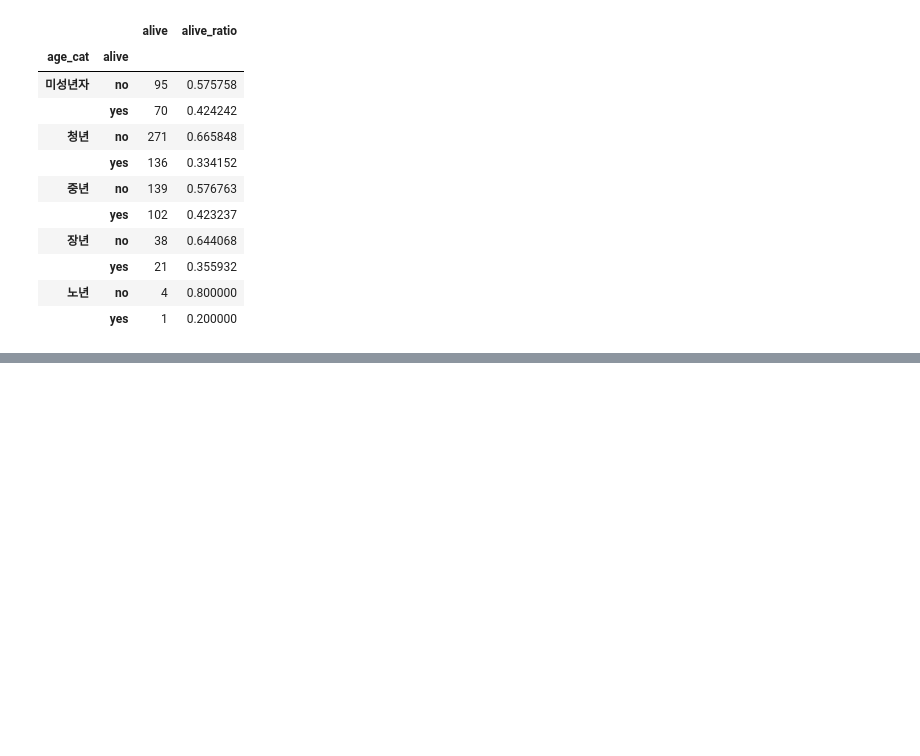
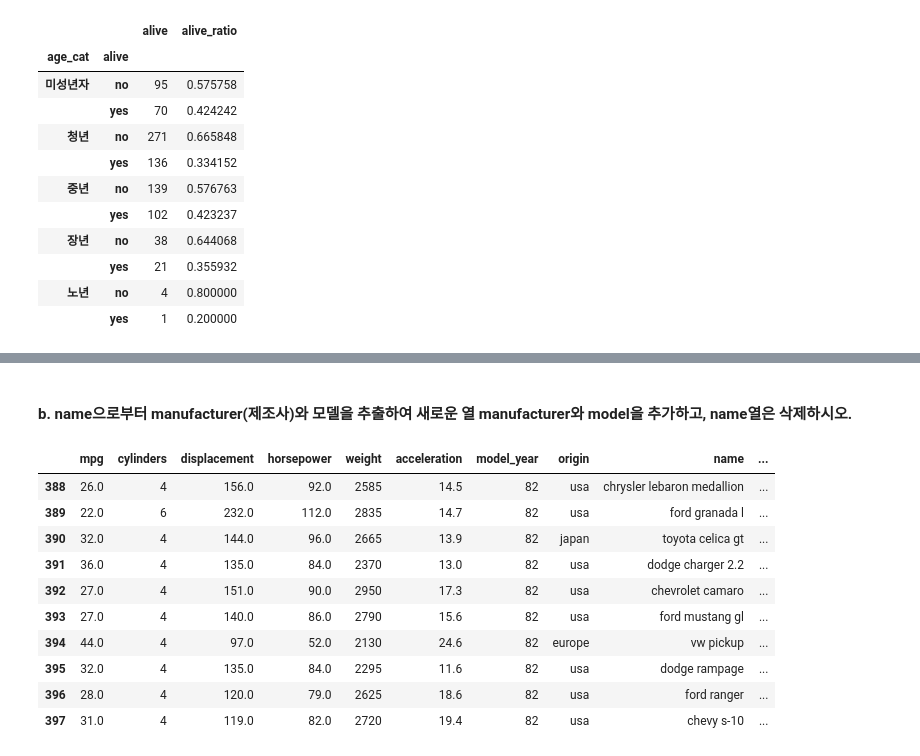
Before and after one commit to YeongilK/Data-Analysis-2020, a Jupyter notebook: 03_Pandas/09_연습문제2.ipynb, the cells around one changed output, grey strips where cells are left out. Cells and saved outputs as stored; diff of their text form; code cells hidden in the pictures; blank space fills up the shorter version.

```diff
--- a/03_Pandas/09_연습문제2.ipynb
+++ b/03_Pandas/09_연습문제2.ipynb
@@ -169,0 +361,4 @@ df2
+# %%
+# 원본 데이터
+mpg = sns.load_dataset("mpg")
+mpg
@@ -169,0 +393,3 @@ df2
+# %%
+mpg['hp_per_cc'] = mpg['horsepower'] / mpg['displacement']
+mpg.tail()
@@ -169,0 +403,25 @@ df2
+# %% [markdown]
+#### b. name으로부터 manufacturer(제조사)와 모델을 추출하여 새로운 열 manufacturer와 model을 추가하고, name열은 삭제하시오.
+# %%
+list = mpg['name'].tolist()
+tmp = []
+# 첫 공백을 기준으로 한 번만 나눈다
+for word in list:
+    tmp.append(word.split(maxsplit=1))
+
+# 공백을 기준으로 나눈 결과를 manufacturer, model의 두 개의 열로 갖는 데이터프레임 df1 생성
+df1 = pd.DataFrame(tmp, columns=['manufacturer', 'model'])
+mpg = pd.concat([mpg, df1], axis=1)                         # 옆으로 데이터 열 연결
+mpg.tail(10)
+# %% [output]
+|  | mpg | cylinders | displacement | horsepower | weight | acceleration | model_year | origin | name | ... |
+| 388 | 26.0 | 4 | 156.0 | 92.0 | 2585 | 14.5 | 82 | usa | chrysler lebaron medallion | ... |
+| 389 | 22.0 | 6 | 232.0 | 112.0 | 2835 | 14.7 | 82 | usa | ford granada l | ... |
+| 390 | 32.0 | 4 | 144.0 | 96.0 | 2665 | 13.9 | 82 | japan | toyota celica gt | ... |
+| 391 | 36.0 | 4 | 135.0 | 84.0 | 2370 | 13.0 | 82 | usa | dodge charger 2.2 | ... |
+| 392 | 27.0 | 4 | 151.0 | 90.0 | 2950 | 17.3 | 82 | usa | chevrolet camaro | ... |
+| 393 | 27.0 | 4 | 140.0 | 86.0 | 2790 | 15.6 | 82 | usa | ford mustang gl | ... |
+| 394 | 44.0 | 4 | 97.0 | 52.0 | 2130 | 24.6 | 82 | europe | vw pickup | ... |
+| 395 | 32.0 | 4 | 135.0 | 84.0 | 2295 | 11.6 | 82 | usa | dodge rampage | ... |
+| 396 | 28.0 | 4 | 120.0 | 79.0 | 2625 | 18.6 | 82 | usa | ford ranger | ... |
+| 397 | 31.0 | 4 | 119.0 | 82.0 | 2720 | 19.4 | 82 | usa | chevy s-10 | ... |
```
Also changed, not shown: parts of 38 cells of this notebook.
